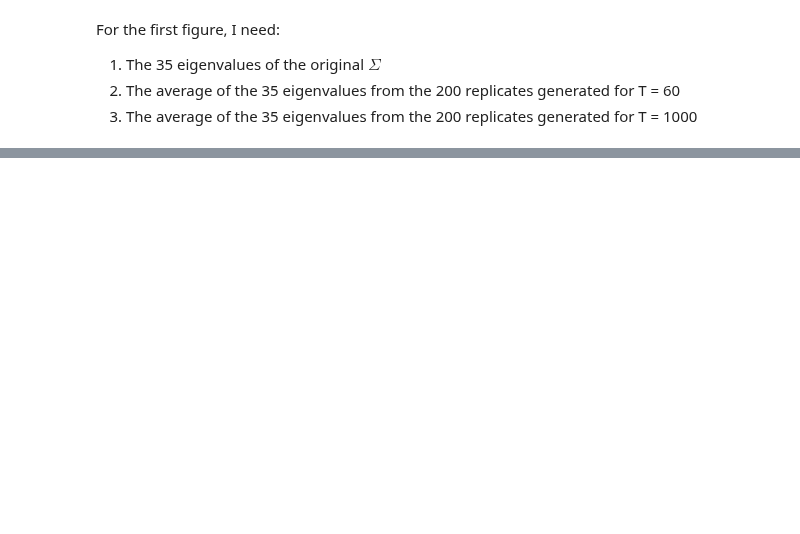
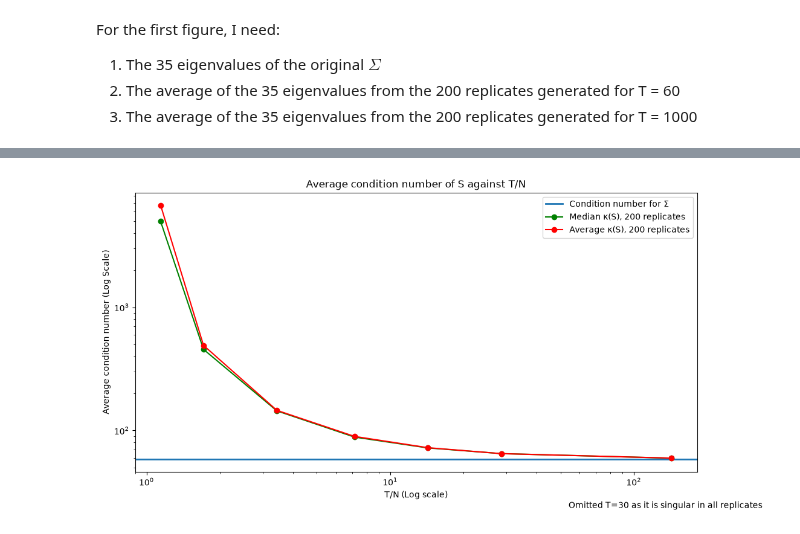
Before and after one commit to Manuviraa/Quant-research-portfolio, a Jupyter notebook: Research: HRP and its Derivations vs the Traditional Benchmarks in the Mexican Stock Market/notebooks/02_covariance_estimation_error.ipynb, the cells around one changed output, grey strips where cells are left out. Cells and saved outputs as stored; diff of their text form; code cells hidden in the pictures; blank space fills up the shorter version.

```diff
--- a/Research: HRP and its Derivations vs the Traditional Benchmarks in the Mexican Stock Market/notebooks/02_covariance_estimation_error.ipynb
+++ b/Research: HRP and its Derivations vs the Traditional Benchmarks in the Mexican Stock Market/notebooks/02_covariance_estimation_error.ipynb
@@ -242,0 +257,33 @@ plt.show()
+# %%
+# 1. k(Σ)
+kappa_true = Sigma_eigs[-1] / Sigma_eigs[0]
+
+# 2. Average condition number of S per T
+valid = scalar_metrics[np.isfinite(scalar_metrics["cond"])]
+avg_cond_number_S_T = valid.groupby("T")["cond"].mean()
+
+# 3. Median condition number of S per T
+median_cond_number_t = valid.groupby("T")["cond"].median()
+
+# 4. T/N
+T_over_N = avg_cond_number_S_T.index / N
+# %%
+fig, ax = plt.subplots(figsize=(12,6))
+
+# Define our x and y variables
+x = T_over_N
+y = avg_cond_number_S_T
+
+ax.axhline(kappa_true, linewidth=2, label="Condition number for Σ")
+ax.loglog(T_over_N, median_cond_number_t, color="green", marker="o" ,label = "Median κ(S), 200 replicates" )
+ax.loglog(x, y, color="red", marker="o" ,label = "Average κ(S), 200 replicates")
+
+plt.title("Average condition number of S against T/N")
+plt.xlabel("T/N (Log scale)")
+plt.ylabel("Average condition number (Log Scale)")
+plt.figtext(0.99, 0.01, "Omitted T=30 as it is singular in all replicates", horizontalalignment='right')
+
+plt.legend()
+plt.show()
+# %% [output]
+[figure, added]
```
Also changed, not shown: parts of 7 cells of this notebook.
